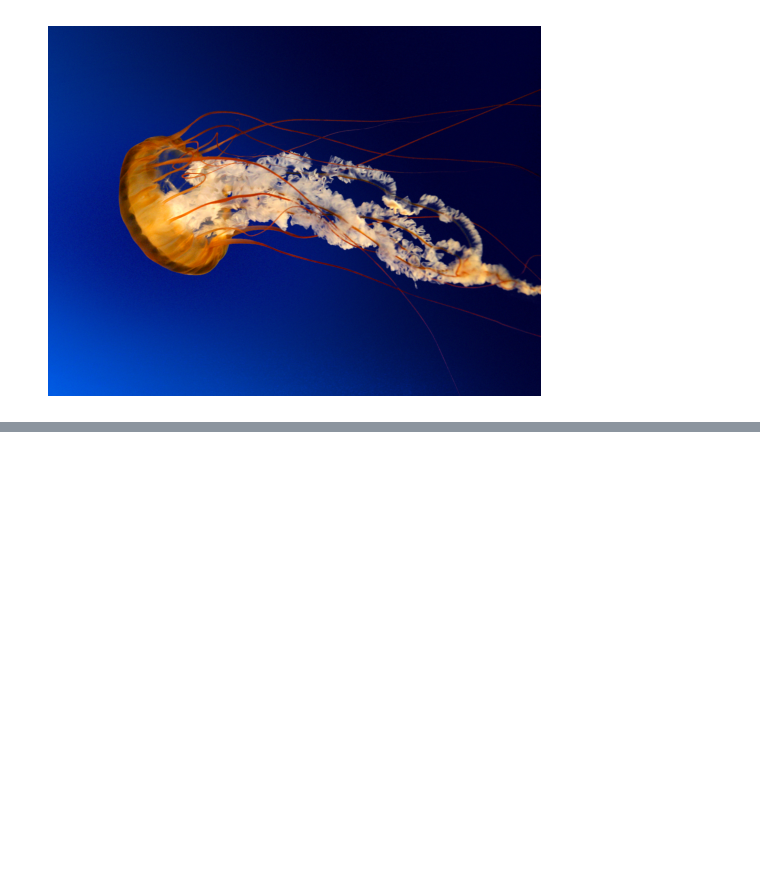
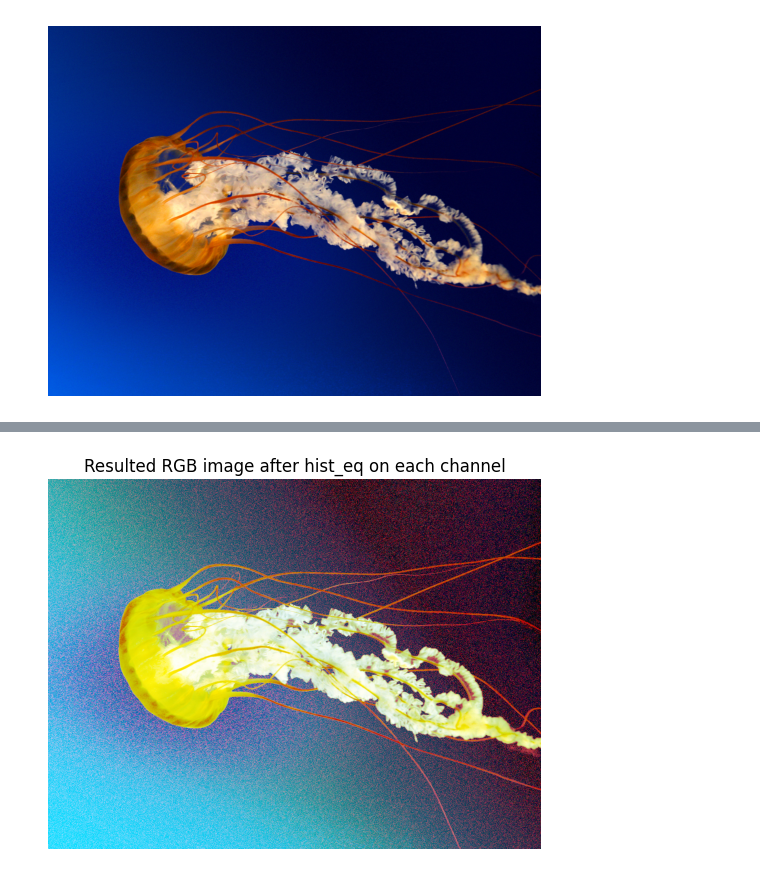
Before and after one commit to omarashraf03/Image-Processing, a Jupyter notebook: Task1/task1.ipynb, the cells around one changed output, grey strips where cells are left out. Cells and saved outputs as stored; diff of their text form; code cells hidden in the pictures; blank space fills up the shorter version.

```diff
--- a/Task1/task1.ipynb
+++ b/Task1/task1.ipynb
@@ -80,0 +98,8 @@ plt.show()
+# %%
+image_eq = cv2.merge([red_eq, green_eq, blue_eq])
+plt.title("Resulted RGB image after hist_eq on each channel")
+plt.imshow(image_eq)
+plt.axis("off")
+plt.show()
+# %% [output]
+[figure, added]
```
Also changed, not shown: parts of 14 cells of this notebook, 1 other file.
